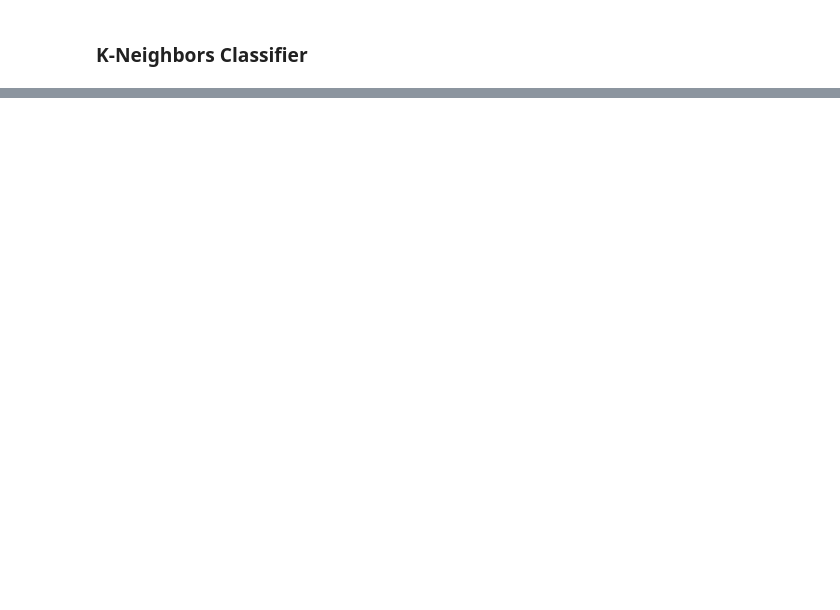
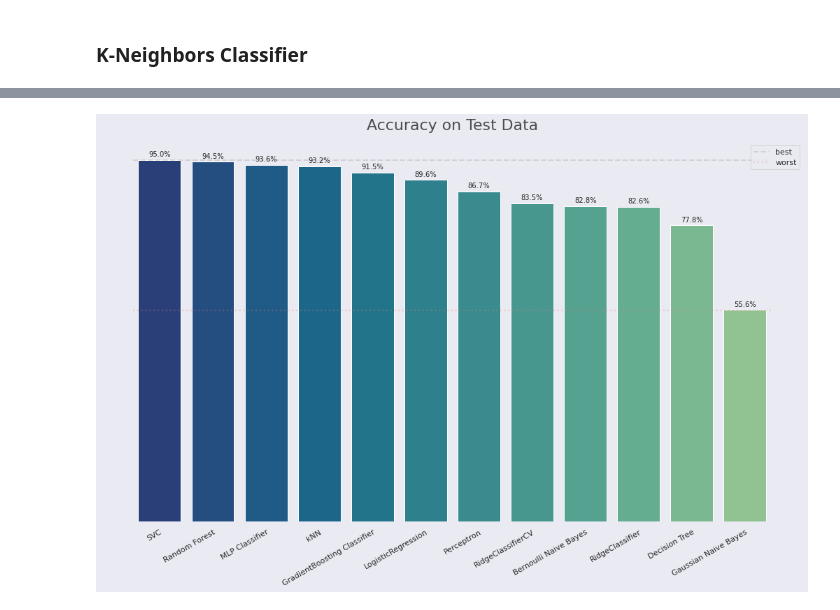
Before and after one commit to pedrohortencio/machine-learning-gladiator, a Jupyter notebook: MNIST/MNIST_Gladiator.ipynb, the cells around one changed output, grey strips where cells are left out. Saved outputs shown, nothing was run; the diff lists cells and outputs as text; code cells hidden in the pictures; blank space fills up the shorter version.

```diff
--- a/MNIST/MNIST_Gladiator.ipynb
+++ b/MNIST/MNIST_Gladiator.ipynb
@@ -255,0 +318,2 @@ plt.show();
+# %%
+acc_mlp = accuracy_score(y_validation, predictions_mlp)
@@ -255,0 +382,6 @@ plt.show();
+# %%
+acc_rf = accuracy_score(y_validation, predictions_rf)
+
+dict_acc['Random Forest'] = acc_rf
+
+print('Accuracy Score:', acc_rf)
@@ -255,0 +392,12 @@ plt.show();
+# %%
+gbc = GradientBoostingClassifier()
+
+gbc.fit(X_train, y_train)
+
+predictions_gbc = gbc.predict(X_validation)
+# %%
+acc_gbc = accuracy_score(y_validation, predictions_gbc)
+
+dict_acc['GradientBoosting Classifier'] = acc_gbc
+
+print('Accuracy Score:', acc_gbc)
@@ -255,0 +423,37 @@ plt.show();
+# %%
+fig = plt.figure(figsize=(18,10))
+fig.patch.set_facecolor('#eaeaf2')
+
+ax = plt.gca()
+
+width = 0.35
+rects1 = ax.bar(*zip(*sorted(dict_acc.items(), key=lambda x: x[1], reverse=True)), color = sns.color_palette("crest_r", n_colors=12))
+
+for r1 in rects1.patches:
+    h1 = r1.get_height()
+
+    percent = h1*100#int(h1)
+
+    ax.annotate('{:.1f}%'.format(percent),
+                    xy=(r1.get_x() + r1.get_width() / 2, h1),
+                    xytext=(0, 3),  # 3 points vertical offset
+                    textcoords="offset points",
+                    ha='center', va='bottom')
+
+plt.xticks(rotation=30, rotation_mode="anchor", ha='right')
+plt.box(False)
+ax.grid(False)
+ax.set_yticks([])
+
+#print(*ax.get_xlim())  # gives the x limits
+
+plt.hlines(0.948, -0.5, 11.5, color='dimgray', linestyles='--', lw=2, alpha=0.2, label='best')
+plt.hlines(0.554, -0.5, 11.5, color='lightcoral', linestyles='dotted', lw=2.2, alpha=0.3, label='worst')
+
+plt.title('Accuracy on Test Data',
+          size=22, alpha=0.8, y=1.02)
+
+plt.legend()
+plt.show();
+# %% [output]
+[figure, added]
```
Also changed, not shown: parts of 53 cells of this notebook.
